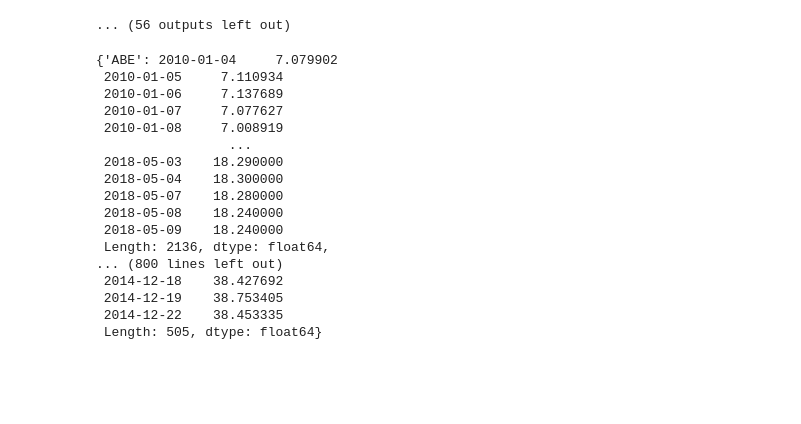
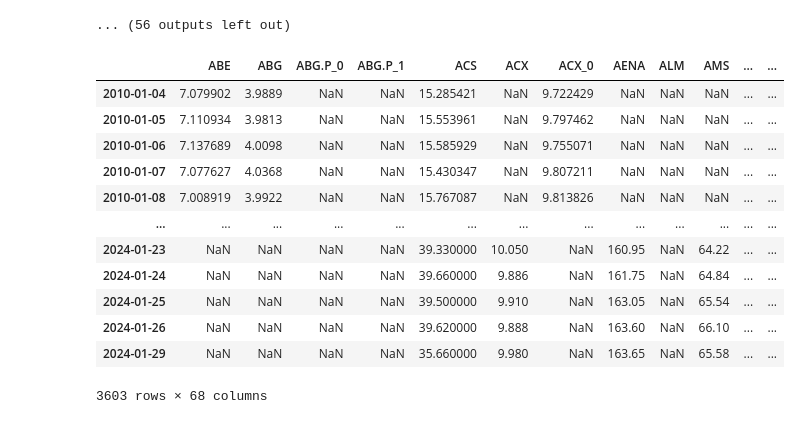
Before and after one commit to fernandodelacalle/miax-product, a Jupyter notebook: API_Practica/ejercicios/ejercicio_algos.ipynb, the cells around one changed output. Cells and saved outputs as stored; diff of their text form; code cells hidden in the pictures; blank space fills up the shorter version.

Commit message:
close

```diff
--- a/API_Practica/ejercicios/ejercicio_algos.ipynb
+++ b/API_Practica/ejercicios/ejercicio_algos.ipynb
@@ -210,23 +210,21 @@ AMS
 ANA
 ANA_0
 ... (56 outputs left out)
-# %%
-pdata_close_dic
-# %% [output]
-{'ABE': 2010-01-04     7.079902
- 2010-01-05     7.110934
- 2010-01-06     7.137689
- 2010-01-07     7.077627
- 2010-01-08     7.008919
-                 ...
- 2018-05-03    18.290000
- 2018-05-04    18.300000
- 2018-05-07    18.280000
- 2018-05-08    18.240000
- 2018-05-09    18.240000
- Length: 2136, dtype: float64,
-... (800 lines left out)
- 2014-12-18    38.427692
- 2014-12-19    38.753405
- 2014-12-22    38.453335
- Length: 505, dtype: float64}
+# %%
+df_close_data = pd.DataFrame(data_close_dic)
+# %%
+df_close_data
+# %% [output]
+|  | ABE | ABG | ABG.P_0 | ABG.P_1 | ACS | ACX | ACX_0 | AENA | ALM | AMS | ... | ... |
+| 2010-01-04 | 7.079902 | 3.9889 | NaN | NaN | 15.285421 | NaN | 9.722429 | NaN | NaN | NaN | ... | ... |
+| 2010-01-05 | 7.110934 | 3.9813 | NaN | NaN | 15.553961 | NaN | 9.797462 | NaN | NaN | NaN | ... | ... |
+| 2010-01-06 | 7.137689 | 4.0098 | NaN | NaN | 15.585929 | NaN | 9.755071 | NaN | NaN | NaN | ... | ... |
+| 2010-01-07 | 7.077627 | 4.0368 | NaN | NaN | 15.430347 | NaN | 9.807211 | NaN | NaN | NaN | ... | ... |
+| 2010-01-08 | 7.008919 | 3.9922 | NaN | NaN | 15.767087 | NaN | 9.813826 | NaN | NaN | NaN | ... | ... |
+| ... | ... | ... | ... | ... | ... | ... | ... | ... | ... | ... | ... | ... |
+| 2024-01-23 | NaN | NaN | NaN | NaN | 39.330000 | 10.050 | NaN | 160.95 | NaN | 64.22 | ... | ... |
+| 2024-01-24 | NaN | NaN | NaN | NaN | 39.660000 | 9.886 | NaN | 161.75 | NaN | 64.84 | ... | ... |
+| 2024-01-25 | NaN | NaN | NaN | NaN | 39.500000 | 9.910 | NaN | 163.05 | NaN | 65.54 | ... | ... |
+| 2024-01-26 | NaN | NaN | NaN | NaN | 39.620000 | 9.888 | NaN | 163.60 | NaN | 66.10 | ... | ... |
+| 2024-01-29 | NaN | NaN | NaN | NaN | 35.660000 | 9.980 | NaN | 163.65 | NaN | 65.58 | ... | ... |
+3603 rows × 68 columns
```
